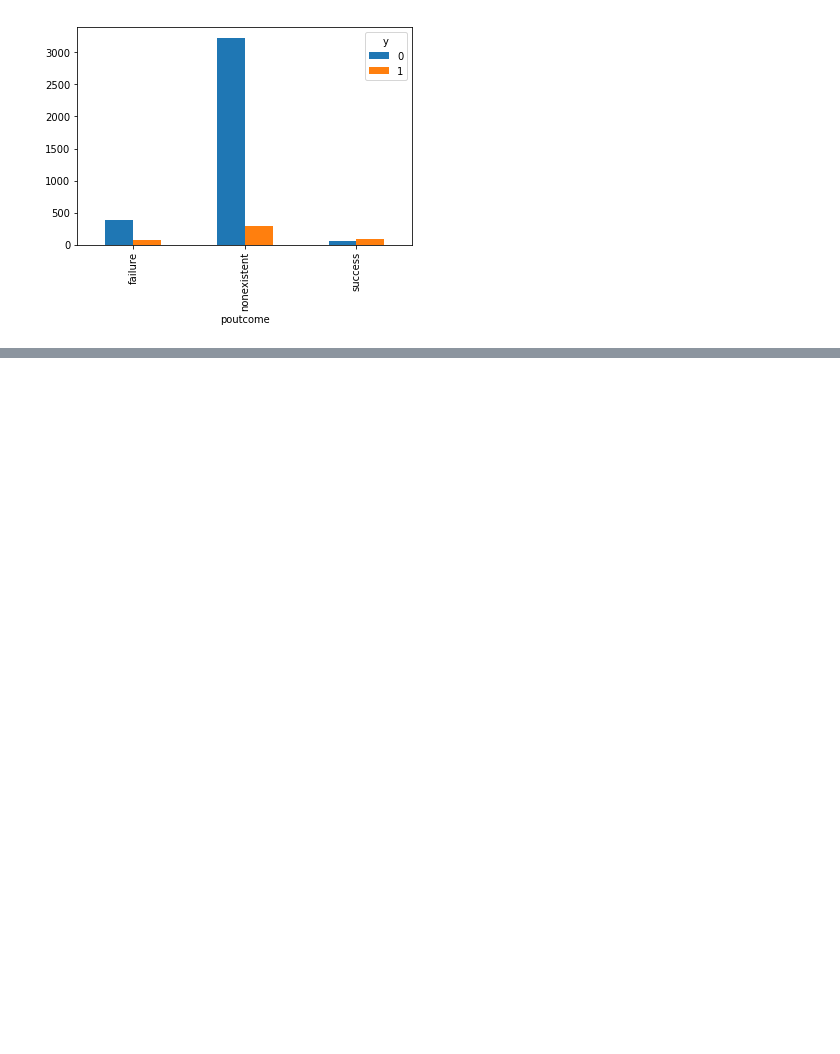
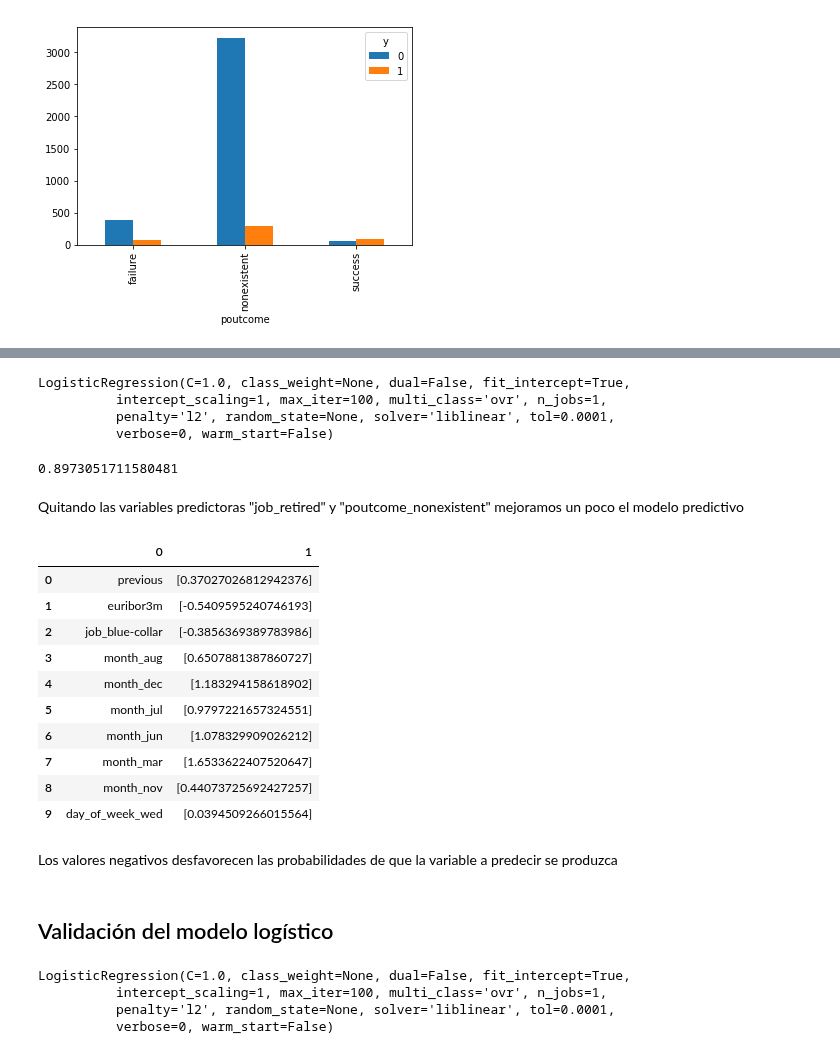
Before and after one commit to DGV1995/Machine-Learning-Data-Science, a Jupyter notebook: My notebooks/T5 - 3 - Logistic Regression - Implementación con Python.ipynb, the cells around one changed output, grey strips where cells are left out. Cells and saved outputs as stored; diff of their text form; code cells hidden in the pictures; blank space fills up the shorter version.

```diff
--- a/My notebooks/T5 - 3 - Logistic Regression - Implementación con Python.ipynb
+++ b/My notebooks/T5 - 3 - Logistic Regression - Implementación con Python.ipynb
@@ -135,0 +294,3 @@ pd.crosstab(data.poutcome,data.y).plot(kind="bar")
+# %%
+logit_model = linear_model.LogisticRegression()
+logit_model.fit(X,Y)
@@ -135,0 +316,2 @@ pd.crosstab(data.poutcome,data.y).plot(kind="bar")
+# %%
+cols = [v for v in cols if (v not in "job_retired") & (v not in "poutcome_nonexistent")]
@@ -135,0 +331,33 @@ pd.crosstab(data.poutcome,data.y).plot(kind="bar")
+# %%
+X = data[cols]
+Y = data["y"]
+logit_model.fit(X,Y)
+# %% [output]
+LogisticRegression(C=1.0, class_weight=None, dual=False, fit_intercept=True,
+          intercept_scaling=1, max_iter=100, multi_class='ovr', n_jobs=1,
+          penalty='l2', random_state=None, solver='liblinear', tol=0.0001,
+          verbose=0, warm_start=False)
+# %%
+logit_model.score(X,Y)
+# %% [output]
+0.8973051711580481
+# %% [markdown]
+Quitando las variables predictoras "job_retired" y "poutcome_nonexistent" mejoramos un poco el modelo predictivo
+# %%
+pd.DataFrame(list(zip(X.columns,np.transpose(logit_model.coef_))))
+# %% [output]
+|  | 0 | 1 |
+| 0 | previous | [0.37027026812942376] |
+| 1 | euribor3m | [-0.5409595240746193] |
+| 2 | job_blue-collar | [-0.3856369389783986] |
+| 3 | month_aug | [0.6507881387860727] |
+| 4 | month_dec | [1.183294158618902] |
+| 5 | month_jul | [0.9797221657324551] |
+| 6 | month_jun | [1.078329909026212] |
+| 7 | month_mar | [1.6533622407520647] |
+| 8 | month_nov | [0.44073725692427257] |
+| 9 | day_of_week_wed | [0.0394509266015564] |
+# %% [markdown]
+Los valores negativos desfavorecen las probabilidades de que la variable a predecir se produzca
+# %% [markdown]
+## Validación del modelo logístico
@@ -135,0 +368,8 @@ pd.crosstab(data.poutcome,data.y).plot(kind="bar")
+# %%
+lm = linear_model.LogisticRegression()
+lm.fit(X_train,Y_train)
+# %% [output]
+LogisticRegression(C=1.0, class_weight=None, dual=False, fit_intercept=True,
+          intercept_scaling=1, max_iter=100, multi_class='ovr', n_jobs=1,
+          penalty='l2', random_state=None, solver='liblinear', tol=0.0001,
+          verbose=0, warm_start=False)
```
Also changed, not shown: parts of 51 cells of this notebook, 1 other file.
